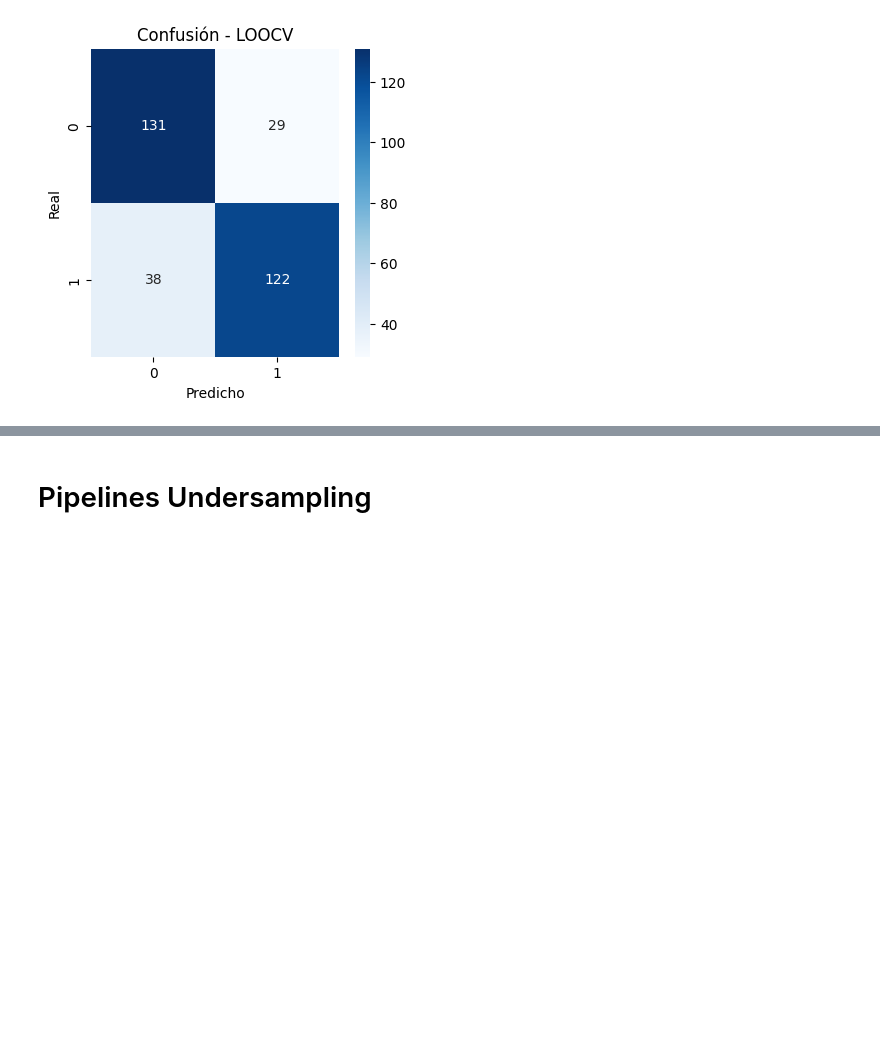
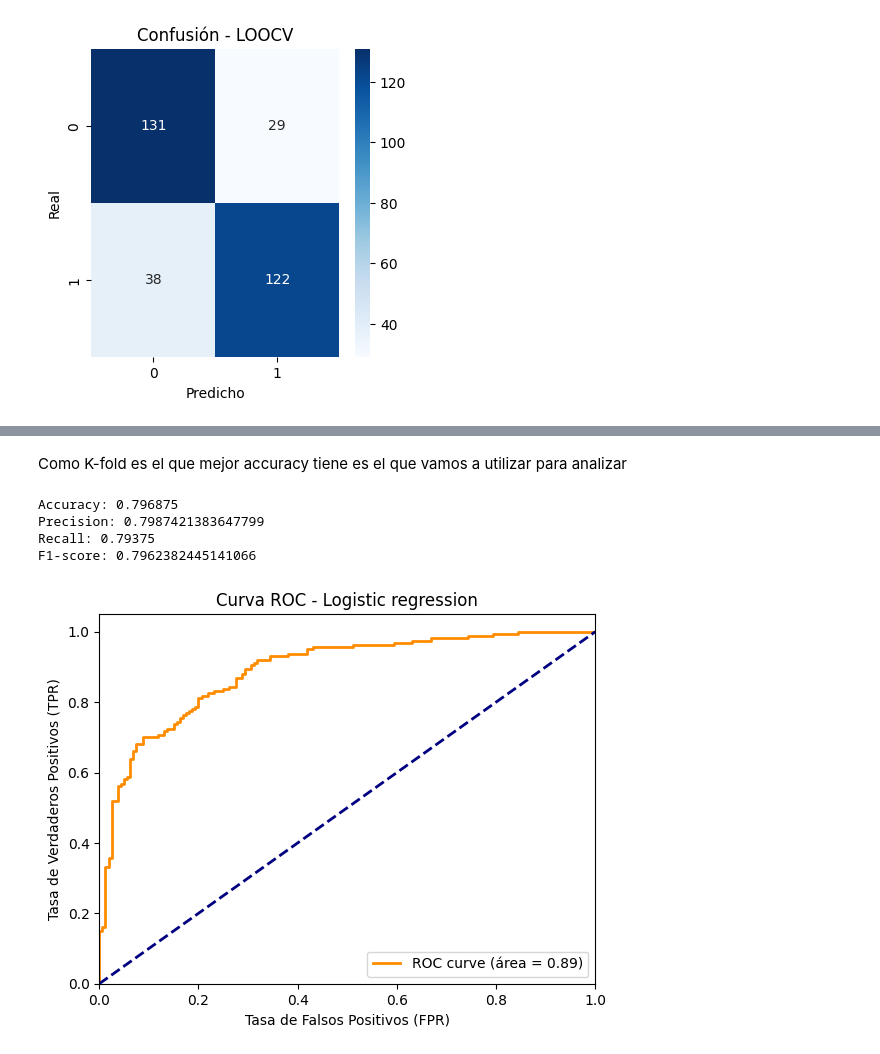
Before and after one commit to sebas3261/FinalAnalitica, a Jupyter notebook: Proyecto final.ipynb, the cells around one changed output, grey strips where cells are left out. Cells and saved outputs as stored; diff of their text form; code cells hidden in the pictures; blank space fills up the shorter version.

```diff
--- a/Proyecto final.ipynb
+++ b/Proyecto final.ipynb
@@ -470,2 +463,39 @@ ImportError: Missing optional dependency 'Jinja2'. DataFrame.style requires jinj
-# %% [markdown]
-# Pipelines Undersampling
+# %% [markdown]
+Como K-fold es el que mejor accuracy tiene es el que vamos a utilizar para analizar
+# %%
+from sklearn.metrics import accuracy_score, precision_score, recall_score, f1_score
+
+print("Accuracy:", accuracy_score(y_smote, y_pred_kf_SMOTE))
+print("Precision:", precision_score(y_smote, y_pred_kf_SMOTE))
+print("Recall:", recall_score(y_smote, y_pred_kf_SMOTE))
+print("F1-score:", f1_score(y_smote, y_pred_kf_SMOTE))
+# %% [output]
+Accuracy: 0.796875
+Precision: 0.7987421383647799
+Recall: 0.79375
+F1-score: 0.7962382445141066
+# %%
+from sklearn.metrics import roc_curve, roc_auc_score
+import matplotlib.pyplot as plt
+# Obtenemos las probabilidades predichas para la clase positiva (por ejemplo, clase 1)
+y_prob_kf_SMOTE = cross_val_predict(pipeline, X_smote, y_smote, cv=kf, method='predict_proba')[:, 1]
+
+# Calculamos FPR, TPR y thresholds para la curva ROC
+fpr, tpr, thresholds = roc_curve(y_smote, y_prob_kf_SMOTE)
+
+# Calculamos el AUC (Area Under Curve)
+roc_auc = roc_auc_score(y_smote, y_prob_kf_SMOTE)
+
+# Graficamos la curva ROC
+plt.figure()
+plt.plot(fpr, tpr, color='darkorange', lw=2, label='ROC curve (área = %0.2f)' % roc_auc)
+plt.plot([0, 1], [0, 1], color='navy', lw=2, linestyle='--')  # Línea diagonal para referencia
+plt.xlim([0.0, 1.0])
+plt.ylim([0.0, 1.05])
+plt.xlabel('Tasa de Falsos Positivos (FPR)')
+plt.ylabel('Tasa de Verdaderos Positivos (TPR)')
+plt.title('Curva ROC - Logistic regression')
+plt.legend(loc="lower right")
+plt.show()
+# %% [output]
+[figure, added]
```
Also changed, not shown: parts of 7 cells of this notebook, 1 other file.
